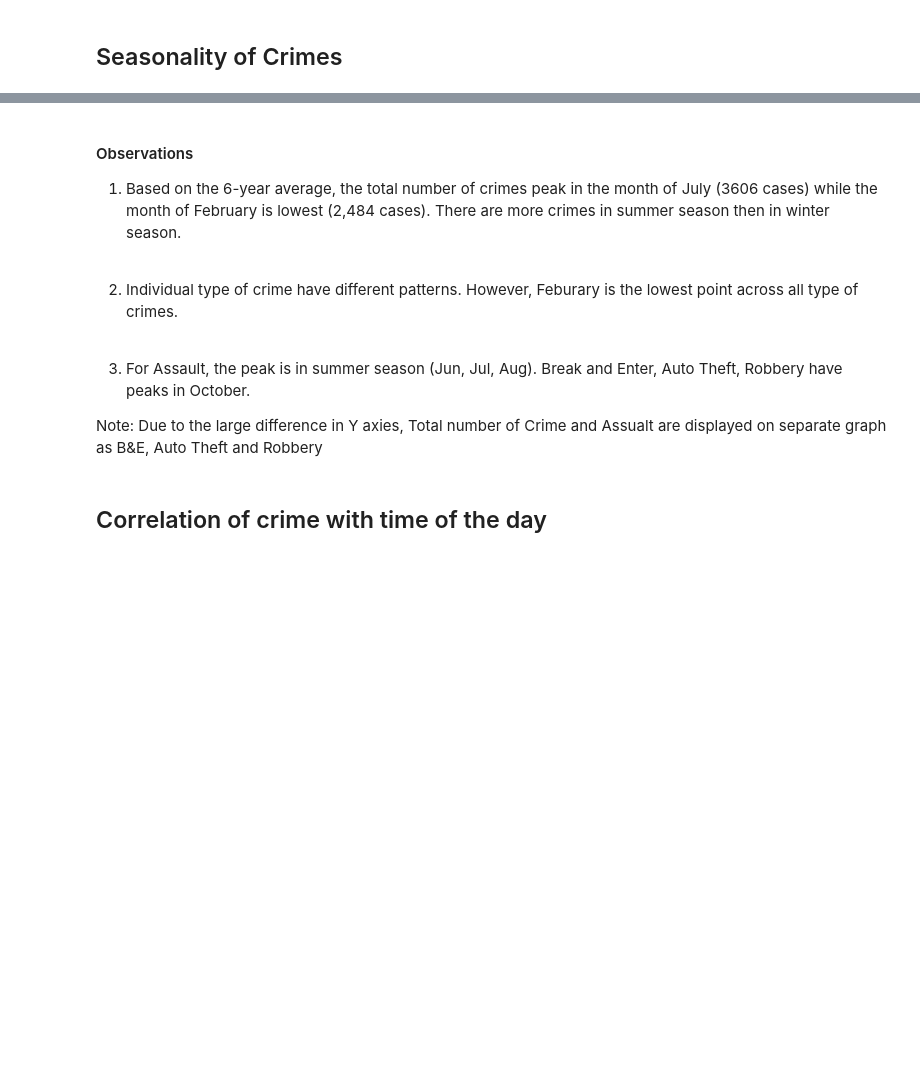
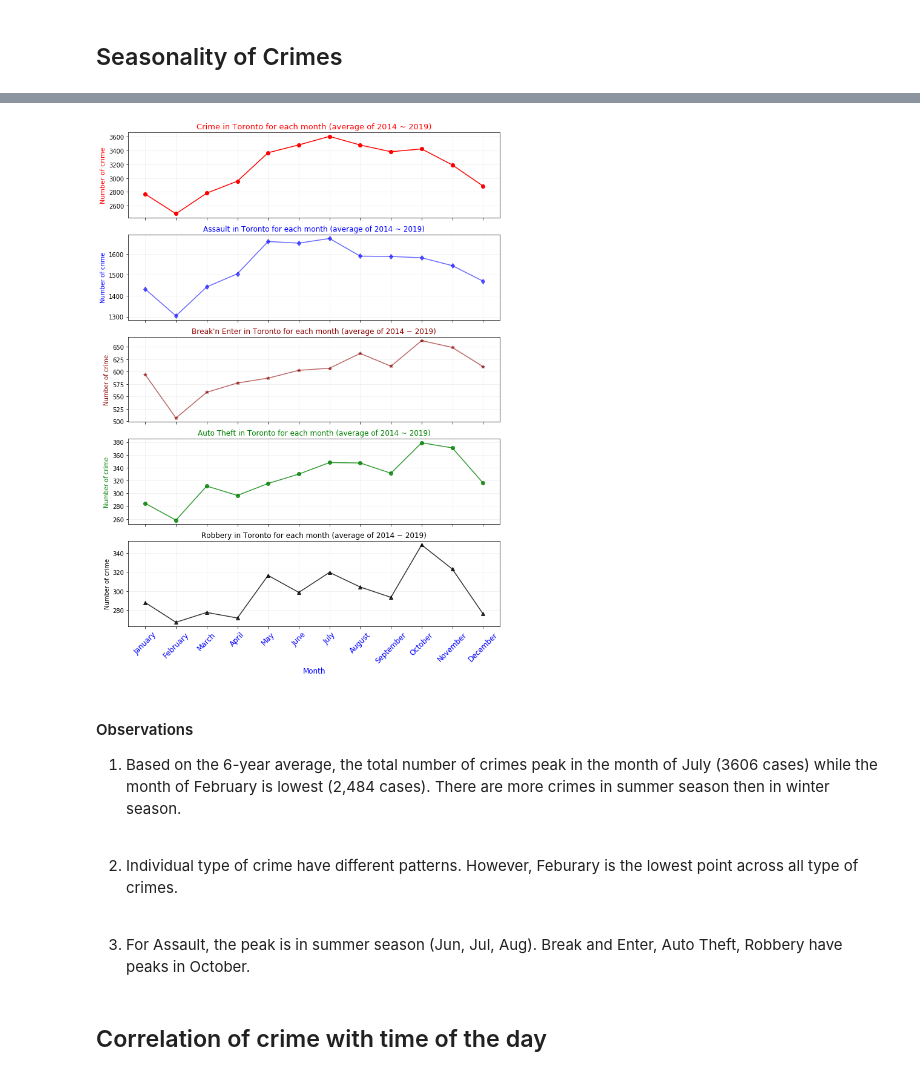
Before and after one commit to neha-nayeem/Project-01, a Jupyter notebook: Project 1 Consolidated.ipynb, the cells around one changed output, grey strips where cells are left out. Drawn from its saved outputs; the diff is of its cells as text; code cells hidden in the pictures; blank space fills up the shorter version.

```diff
--- a/Project 1 Consolidated.ipynb
+++ b/Project 1 Consolidated.ipynb
@@ -375,3 +329,59 @@ plt.show()
+# %%
+# Step 3: Seasonality of crime (monthly trend for crime type)
+x_axis = cats
+plt.figure(figsize=(11,15))
+
+ax1 = plt.subplot(511)
+y_value_all= crime_data_Grp_month['Count']
+plt.plot(x_axis, y_value_all,color ='red', marker = "o", label="All")
+plt.grid(alpha=0.2)
+plt.xticks(x_axis,fontsize =10)
+plt.title("Crime in Toronto for each month (average of 2014 ~ 2019)",fontsize =13, color ='red')
+plt.ylabel('Number of crime',fontsize =11,color ='red')
+plt.setp(ax1.get_xticklabels(), visible=True)
+
+ax2 = plt.subplot(512,sharex=ax1)
+y_value_assault= crime_data_assault_month['Count']
+plt.plot(x_axis, y_value_assault,color ='blue',alpha=0.6, marker="d",label="Assault")
+plt.grid(alpha=0.2)
+plt.xticks(rotation=45,fontsize =12)
+plt.title("Assault in Toronto for each month (average of 2014 ~ 2019)",fontsize =12, color ='blue')
+plt.ylabel('Number of crime',fontsize =10,color ='blue')
+plt.setp(ax2.get_xticklabels(), visible=False)
+
+ax3 = plt.subplot(513,sharex=ax1)
+y_value_BnE= crime_data_BnE_month['Count']
+plt.plot(x_axis,y_value_BnE,color ='darkred',alpha=0.6, marker="*",label="Break n Enter")
+plt.grid(alpha=0.2)
+plt.setp(ax1.get_xticklabels(), visible=False)
+plt.ylabel('Number of crime',fontsize =10,color ='darkred')
+plt.setp(ax3.get_xticklabels(), visible=False)
+plt.title("Break'n Enter in Toronto for each month (average of 2014 ~ 2019)",fontsize =12, color ='darkred')
+
+ax4 = plt.subplot(514,sharex=ax1)
+y_value_auto= crime_data_auto_month['Count']
+plt.plot(x_axis,y_value_auto,color ='green',alpha=0.8, marker="o",label="Auto Theft")
+plt.grid(alpha=0.2)
+plt.ylabel('Number of crime',fontsize =10,color ='green')
+plt.setp(ax4.get_xticklabels(), visible=False)
+plt.title("Auto Theft in Toronto for each month (average of 2014 ~ 2019)",fontsize =12, color ='green')
+
+ax5 = plt.subplot(515,sharex=ax1)
+y_value_robb= crime_data_robb_month['Count']
+plt.plot(x_axis,y_value_robb,color ='black',alpha=0.8, marker="^",label="Robbery")
+plt.grid(alpha=0.2)
+plt.ylabel('Number of crime occurred',fontsize =10,color ='blue')
+plt.title("Robbery in Toronto for each month (average of 2014 ~ 2019)",fontsize =12, color ='black')
+plt.xlabel('Month',fontsize =12,color ='blue')
+plt.ylabel('Number of crime',fontsize =10,color ='black')
+plt.xticks(rotation=45,fontsize =12,color ='blue')
+plt.grid(alpha=0.2)
+
+
+plt.savefig("Image-Output/Crime_byMonth.png")
+plt.show()
+# %% [output]
+[figure, added]
 # %% [markdown]
 #### Observations
    1. Based on the 6-year average, the total number of crimes peak in the month of July (3606 cases) while the month of February is lowest (2,484 cases). There are more crimes in summer season then in winter season.
@@ -381,8 +391,6 @@ plt.show()
  <br>
 
    3. For Assault, the peak is in summer season (Jun, Jul, Aug). Break and Enter, Auto Theft, Robbery have peaks in October.
-
-   Note: Due to the large difference in Y axies, Total number of Crime and Assualt are displayed on separate graph as B&E, Auto Theft and Robbery
 # %% [markdown]
 ## Correlation of crime with time of the day
 # %%
```
Also changed, not shown: parts of 8 cells of this notebook, 15 other files.
